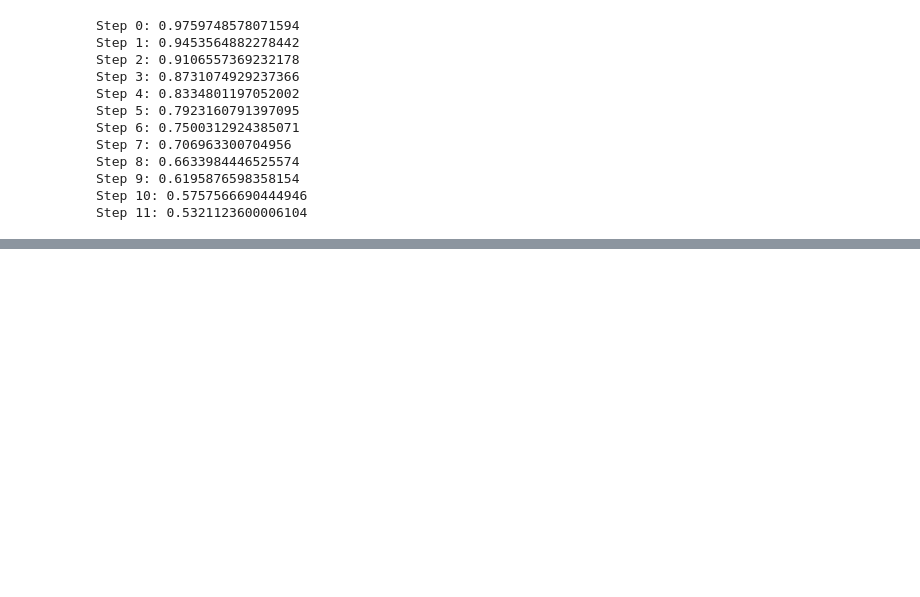
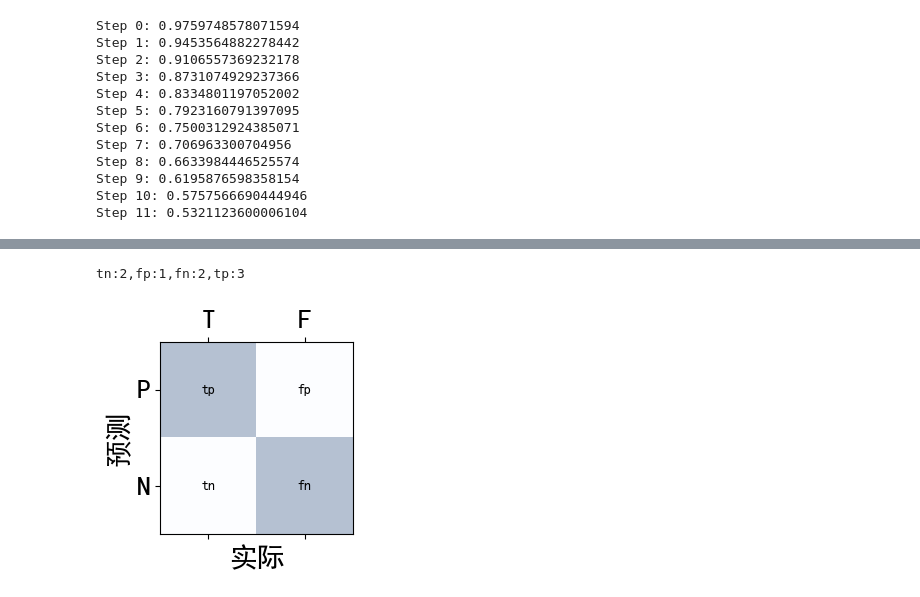
Before and after one commit to OnlyWell/d2l_tensorflow, a Jupyter notebook: book_charter/base_tensorflow/neural_layer.ipynb, the cells around one changed output, grey strips where cells are left out. Cells and saved outputs as stored; diff of their text form; code cells hidden in the pictures; blank space fills up the shorter version.

```diff
--- a/book_charter/base_tensorflow/neural_layer.ipynb
+++ b/book_charter/base_tensorflow/neural_layer.ipynb
@@ -417,0 +464,45 @@ Step 11: 0.5321123600006104
+# %%
+'''
+    效果衡量指标
+'''
+import tensorflow as tf
+import matplotlib.pyplot as plt
+import numpy as np
+from sklearn.metrics import accuracy_score,classification_report
+from sklearn.metrics import precision_score,recall_score,confusion_matrix
+
+y_true = [0,0,0,1,1,1,1,1] #实际值
+y_pred = [0,1,0,1,0,1,0,1] #预测值
+
+# 混淆矩阵
+tn,fp,fn,tp = confusion_matrix(y_true,y_pred).ravel()
+print(f'tn:{tn},fp:{fp},fn:{fn},tp:{tp}')
+
+#绘图
+#修正中文问题
+plt.rcParams['font.sans-serif'] = ['SimHei']
+plt.rcParams['axes.unicode_minus'] = False
+
+#显示矩阵
+fig, ax = plt.subplots(figsize=(2.5,2.5))
+
+# 1:蓝色;0:白色
+ax.matshow([[1,0],[0,1]], cmap=plt.cm.Blues,alpha=0.3)
+
+#标示文字
+ax.text(x = 0, y =0,s = 'tp',va = 'center',ha = 'center')
+ax.text(x = 1, y =0,s = 'fp',va = 'center',ha = 'center')
+ax.text(x = 0, y =1,s = 'tn',va = 'center',ha = 'center')
+ax.text(x = 1, y =1,s = 'fn',va = 'center',ha = 'center')
+
+plt.xlabel('实际',fontsize=20)
+plt.ylabel('预测',fontsize=20)
+
+# x/y标签
+plt.xticks([0,1],['T','F'],fontsize=20)
+plt.yticks([0,1],['P','N'],fontsize=20)
+
+plt.show()
+# %% [output]
+tn:2,fp:1,fn:2,tp:3
+[figure, added]
```
Also changed, not shown: parts of 1 cell of this notebook.
